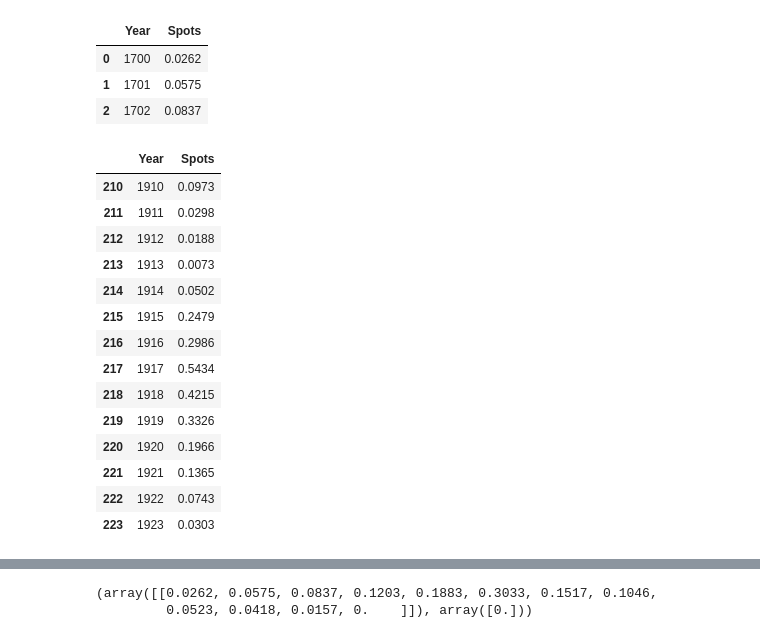
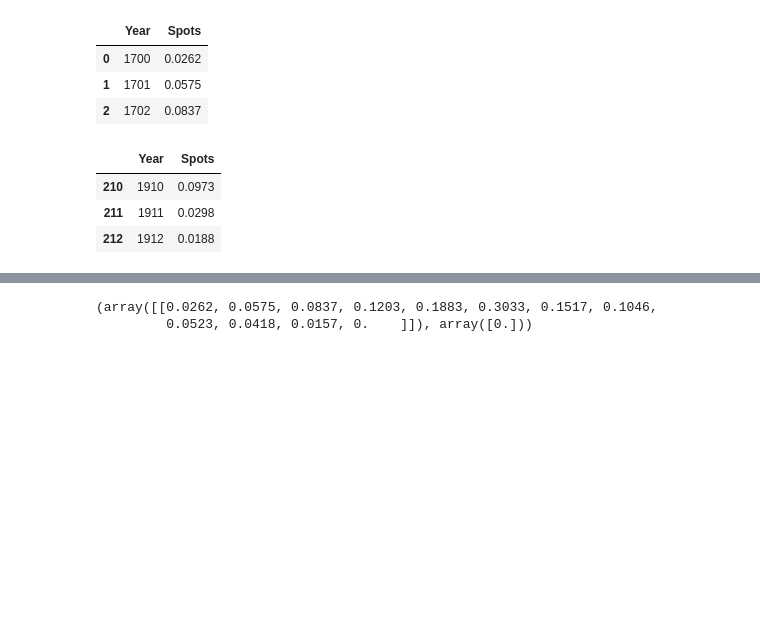
Before and after one commit to alexg06/Jupyter-Python, a Jupyter notebook: DeepLearning/Sun Spots NN.ipynb, the cells around one changed output, grey strips where cells are left out. Drawn from its saved outputs; the diff is of its cells as text; code cells hidden in the pictures; blank space fills up the shorter version.

```diff
--- a/DeepLearning/Sun Spots NN.ipynb
+++ b/DeepLearning/Sun Spots NN.ipynb
@@ -45,21 +45,10 @@ df_training.head(3)
 | 1 | 1701 | 0.0575 |
 | 2 | 1702 | 0.0837 |
 # %%
-df_validation.head(14)
+df_validation.head(3)
 # %% [output]
 |  | Year | Spots |
 | 210 | 1910 | 0.0973 |
 | 211 | 1911 | 0.0298 |
 | 212 | 1912 | 0.0188 |
-| 213 | 1913 | 0.0073 |
-| 214 | 1914 | 0.0502 |
-| 215 | 1915 | 0.2479 |
-| 216 | 1916 | 0.2986 |
-| 217 | 1917 | 0.5434 |
-| 218 | 1918 | 0.4215 |
-| 219 | 1919 | 0.3326 |
-| 220 | 1920 | 0.1966 |
-| 221 | 1921 | 0.1365 |
-| 222 | 1922 | 0.0743 |
-| 223 | 1923 | 0.0303 |
 # %%
```
Also changed, not shown: parts of 11 cells of this notebook.
